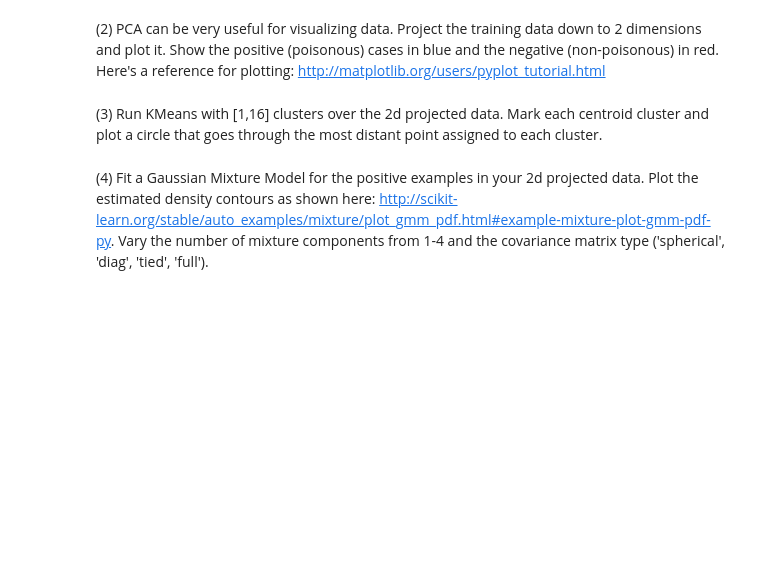
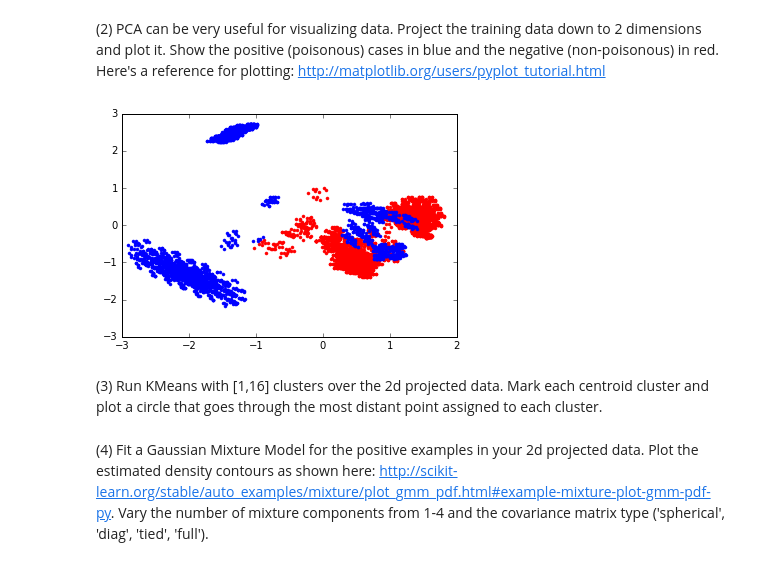
Before and after one commit to mkcullen228/W207_Fall2017_Section3, a Jupyter notebook: Projects/Maura_Cullen_p3.ipynb, the cells around one changed output. Cells and saved outputs as stored; diff of their text form; code cells hidden in the pictures; blank space fills up the shorter version.

```diff
--- a/Projects/Maura_Cullen_p3.ipynb
+++ b/Projects/Maura_Cullen_p3.ipynb
@@ -79,3 +100,25 @@ IOError: [Errno 2] No such file or directory: '../Data/mushroom.data'
+# %%
+def P2():
+### STUDENT START ###
+
+    # Project training data down to 2 dimensions
+    pca = PCA(n_components=2)
+    pca.fit(train_data)
+    X_train = pca.transform(train_data)
+    X_test = pca.transform(test_data)
+
+    # Plot Training Data
+    fig, ax = plt.subplots()
+    ax.plot(X_train[np.where(train_labels == 0),:][0][:,0], X_train[np.where(train_labels == 0),:][0][:,1], 'r.')
+    ax.plot(X_train[np.where(train_labels == 1),:][0][:,0], X_train[np.where(train_labels == 1),:][0][:,1], 'b.')
+    ax.legend()
+    plt.show()
+
+### STUDENT END ###
+
+P2()
+# %% [output]
+[figure, added]
 # %% [markdown]
 (3) Run KMeans with [1,16] clusters over the 2d projected data. Mark each centroid cluster and plot a circle that goes through the most distant point assigned to each cluster.
 # %%
```
Also changed, not shown: parts of 6 cells of this notebook, 6 other files.
